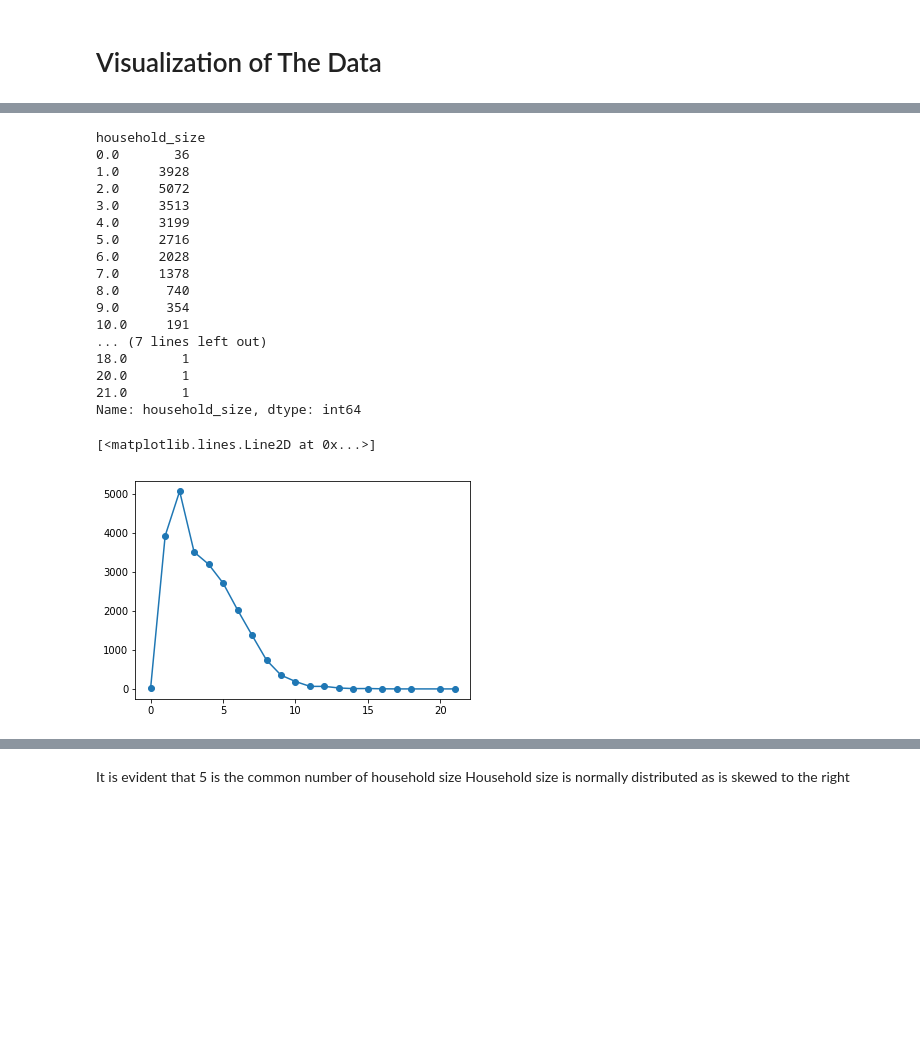
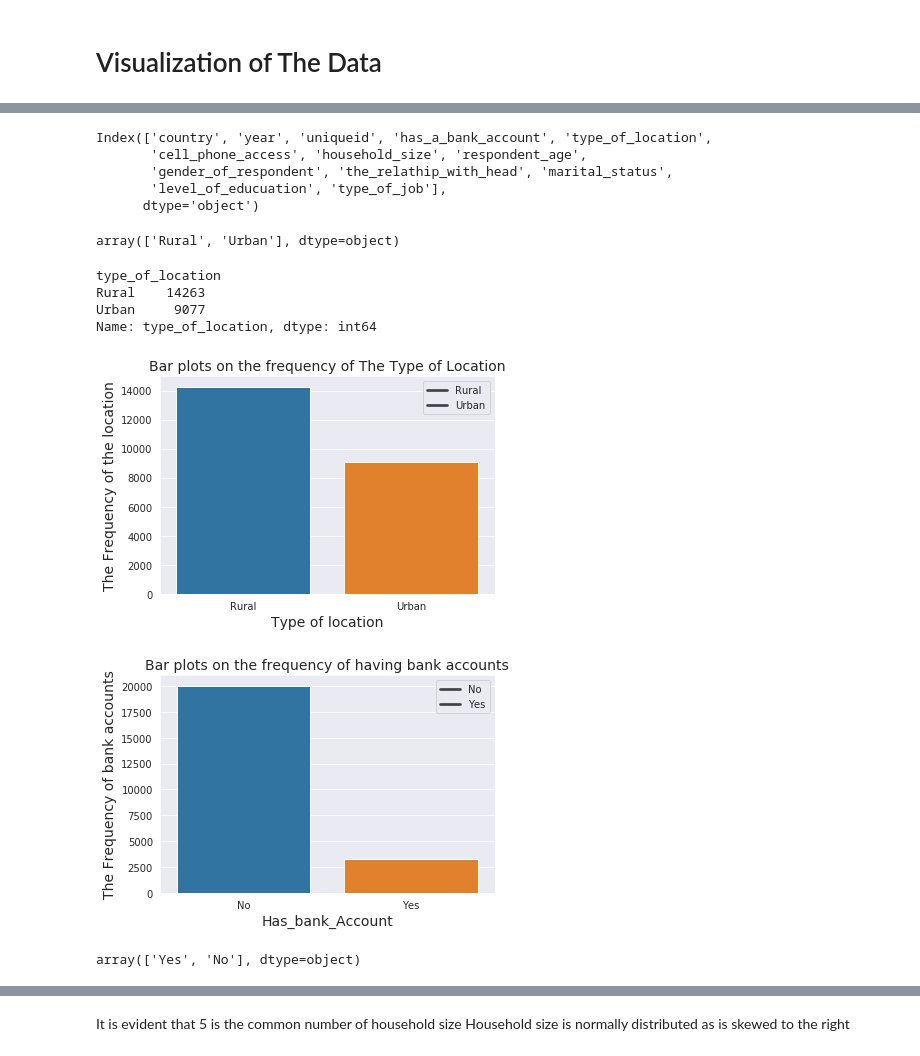
Before and after one commit to kaindoh/Financial-Inclusion-Data-Analysis, a Jupyter notebook: Individuals_are_most_likely_to_have_or_use_a_bank_account.ipynb, the cells around one changed output, grey strips where cells are left out. Cells and saved outputs as stored; diff of their text form; code cells hidden in the pictures; blank space fills up the shorter version.

```diff
--- a/Individuals_are_most_likely_to_have_or_use_a_bank_account.ipynb
+++ b/Individuals_are_most_likely_to_have_or_use_a_bank_account.ipynb
@@ -453,28 +326,35 @@ sns.barplot(df.country,df.respondent_age)
-# %%
-household=df.groupby('household_size')['household_size'].count()
-household
-# %% [output]
-household_size
-0.0       36
-1.0     3928
-2.0     5072
-3.0     3513
-4.0     3199
-5.0     2716
-6.0     2028
-7.0     1378
-8.0      740
-9.0      354
-10.0     191
-... (7 lines left out)
-18.0       1
-20.0       1
-21.0       1
-Name: household_size, dtype: int64
-# %%
-#plotting scatter and lineplot
-plt.scatter(household.index,household.values)
-plt.plot(household.index,household.values)
-# %% [output]
-[<matplotlib.lines.Line2D at 0x...>]
-[figure, removed]
+# %%
+#Getting the correct names of the columns
+df.columns
+# %% [output]
+Index(['country', 'year', 'uniqueid', 'has_a_bank_account', 'type_of_location',
+       'cell_phone_access', 'household_size', 'respondent_age',
+       'gender_of_respondent', 'the_relathip_with_head', 'marital_status',
+       'level_of_educuation', 'type_of_job'],
+      dtype='object')
+# %%
+#Getting the unique elements in the type of location columns
+df.type_of_location.unique()
+# %% [output]
+array(['Rural', 'Urban'], dtype=object)
+# %%
+#Grouping the elemnts in the type of location inorder to get the frequency
+location=df.groupby('type_of_location')['type_of_location'].count()
+location
+# %% [output]
+type_of_location
+Rural    14263
+Urban     9077
+Name: type_of_location, dtype: int64
+# %%
+#plotting a bar plots on the type of location
+
+sns.set_style("darkgrid")
+sns.barplot(location.index,location.values)
+plt.xlabel("Type of location",fontsize=14)
+plt.ylabel("The Frequency of the location",fontsize=14)
+plt.title("Bar plots on the frequency of The Type of Location",fontsize=14)
+plt.legend(labels=location.index)
+plt.show()
+# %% [output]
+[figure, added]
@@ -480,0 +364,17 @@ plt.plot(household.index,household.values)
+# %%
+#plotting a bar plot of those who had bank account and those who dint
+
+sns.set_style("darkgrid")
+sns.barplot(bank.index,bank.values)
+plt.xlabel("Has_bank_Account",fontsize=14)
+plt.ylabel("The Frequency of bank accounts",fontsize=14)
+plt.title("Bar plots on the frequency of having bank accounts",fontsize=14)
+plt.legend(labels=bank.index)
+plt.show()
+# %% [output]
+[figure, added]
+# %%
+#Getting unique values of cell phone access
+df.cell_phone_access.unique()
+# %% [output]
+array(['Yes', 'No'], dtype=object)
```
Also changed, not shown: parts of 96 cells of this notebook.
